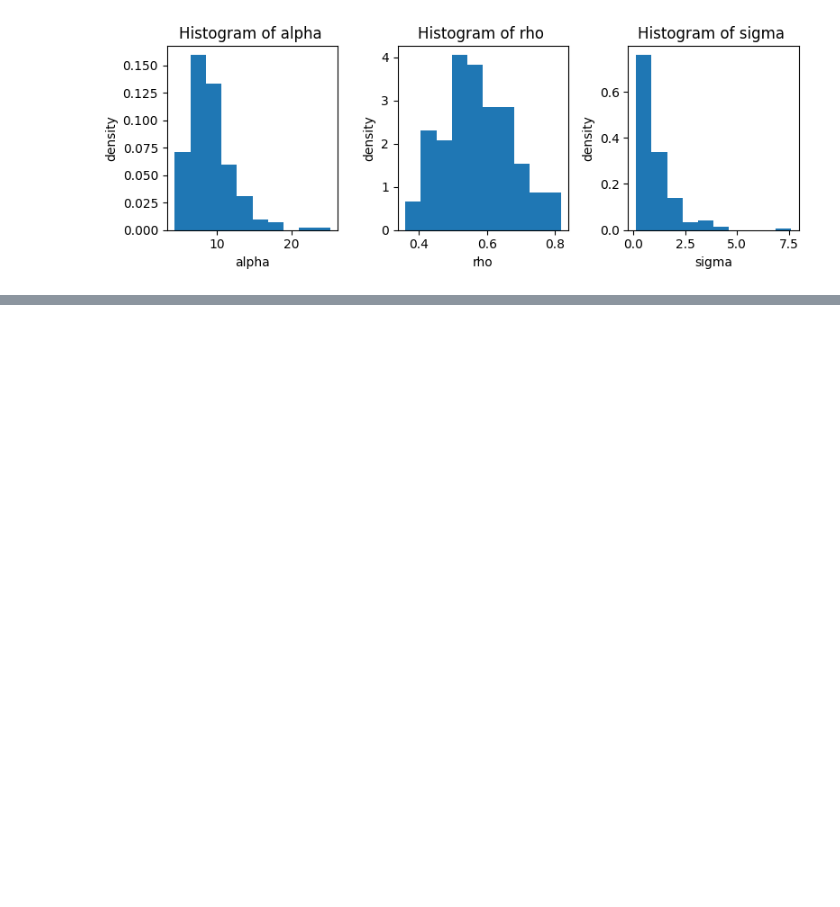
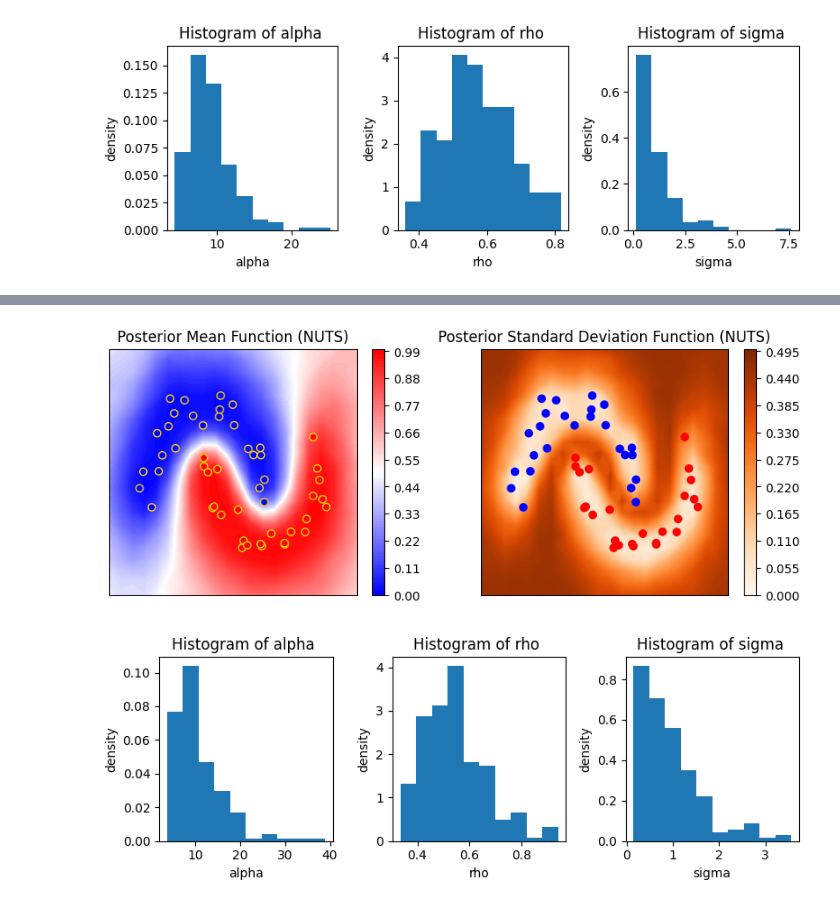
Before and after one commit to luiarthur/TuringBnpBenchmarks, a Jupyter notebook: src/gp-binary/notebooks/gp_binary_turing.ipynb, the cells around one changed output, grey strips where cells are left out. Drawn from its saved outputs; the diff is of its cells as text; code cells hidden in the pictures; blank space fills up the shorter version.

```diff
--- a/src/gp-binary/notebooks/gp_binary_turing.ipynb
+++ b/src/gp-binary/notebooks/gp_binary_turing.ipynb
@@ -264,0 +265,17 @@ ps, Xnew, grid = plot_uq(hmc_samples, X, y, "HMC", eps=0.5,
+# %%
+# Fit via NUTS.
+Random.seed!(0)
+burn = 300
+nsamples = 200
+
+# Compile
+@time _ = sample(m, NUTS(5, 0.3, max_depth=1), 10)
+
+# Run
+@time nuts_chain = sample(m, NUTS(burn, 0.8, max_depth=10), burn + nsamples);
+
+# Get posterior samples
+nuts_samples = Dict{Symbol, Any}([
+    sym => vec(group(nuts_chain, sym).value.data)[end-nsamples+1:end]
+for sym in kernel_params])
+nuts_samples[:f] = Matrix(group(nuts_chain, :f).value.data[end-nsamples+1:end, :, 1]');
@@ -264,0 +291,11 @@ ps, Xnew, grid = plot_uq(hmc_samples, X, y, "HMC", eps=0.5,
+# %%
+# Plot NUTS
+plot_uq(nuts_samples, X, y, "NUTS", eps=0.5,
+        nnew=500, data_edgecolors="gold",
+        kernel_params=kernel_params,
+        color_res=range(0, 1, length=101),
+        color_res_sd=range(0, .5, length=101),
+        return_stuff=true);
+# %% [output]
+[figure, added]
+[figure, added]
```
Also changed, not shown: parts of 7 cells of this notebook, 1 other file.
